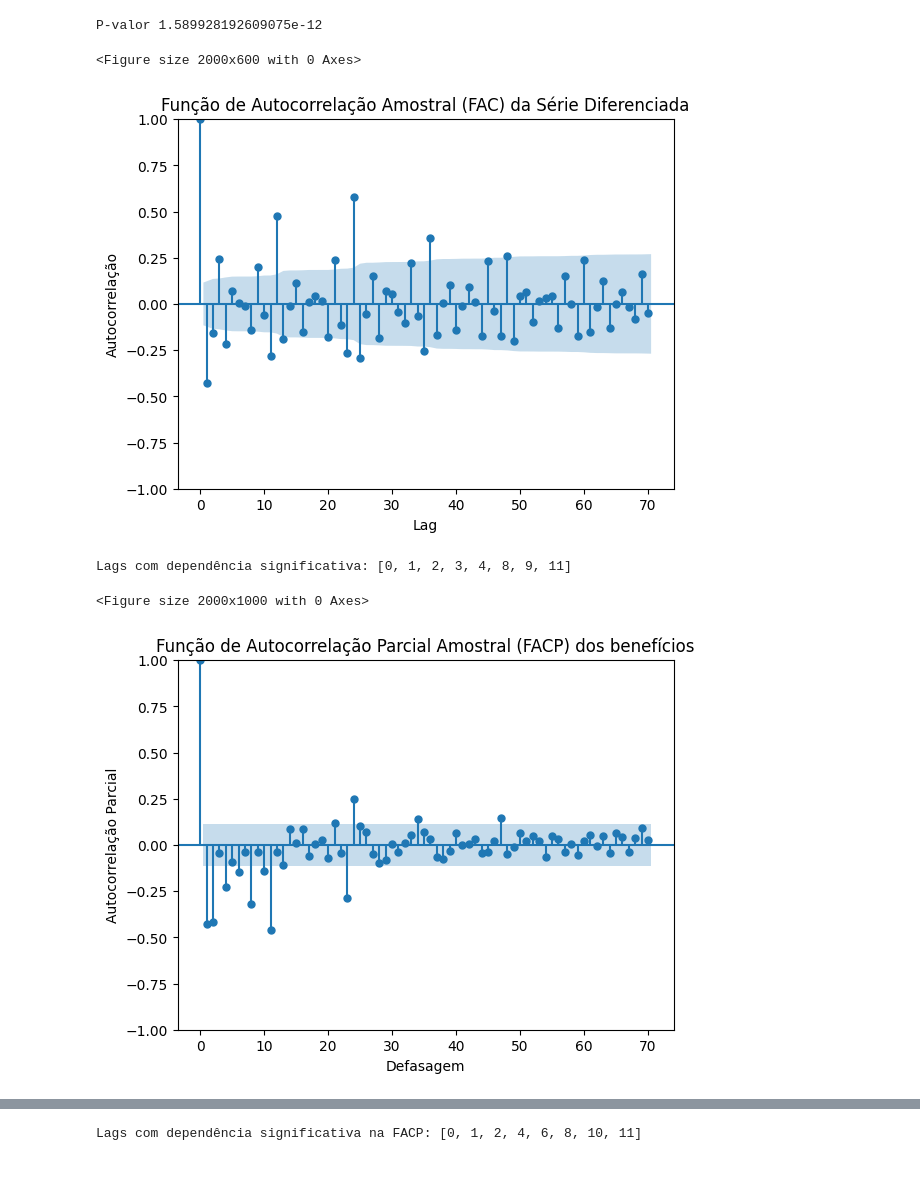
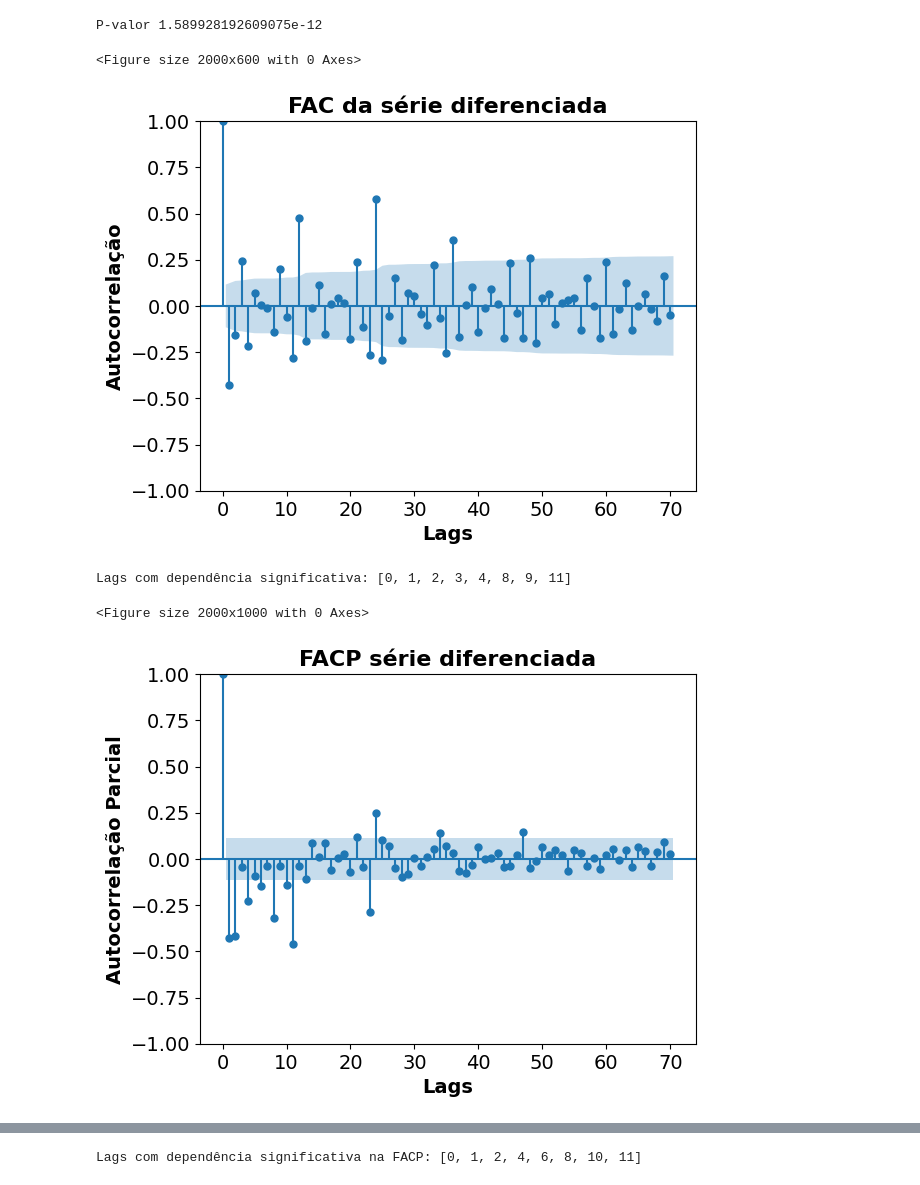
Before and after one commit to victordornelos/tcc_cap3, a Jupyter notebook: cap3.ipynb, the cells around one changed output, grey strips where cells are left out. Drawn from its saved outputs; the diff is of its cells as text; code cells hidden in the pictures.

```diff
--- a/cap3.ipynb
+++ b/cap3.ipynb
@@ -282,15 +287,17 @@ P-valor 1.589928192609075e-12
 # %%
 # Novo gráfico FAC
 plt.figure(figsize=(20, 6))
 plot_acf(df3, lags=70)
-plt.title('Função de Autocorrelação Amostral (FAC) da Série Diferenciada')
-plt.xlabel('Lag')
-plt.ylabel('Autocorrelação')
+plt.title('FAC da série diferenciada', fontsize=16, fontweight='bold')
+plt.xlabel('Lags', fontsize=14, fontweight='bold')
+plt.ylabel('Autocorrelação', fontsize=14, fontweight='bold')
+plt.xticks(fontsize=14)
+plt.yticks(fontsize=14)
 plt.grid(False)
 plt.show()
 # %% [output]
 <Figure size 2000x600 with 0 Axes>
-[figure, old version]
+[figure, new version]
 # %%
 # Garantindo que a série está em formato correto
 N = len(df3)  # Número de observações na série
@@ -316,11 +323,13 @@ fac = lags_significativos
 # Novo gráfico FACP
 plt.figure(figsize=(20, 10))
 plot_pacf(df3, lags=70)  # Define o número de lags para calcular a FACP
-plt.title('Função de Autocorrelação Parcial Amostral (FACP) dos benefícios')
-plt.xlabel('Defasagem')
-plt.ylabel('Autocorrelação Parcial')
+plt.title('FACP série diferenciada', fontsize=16, fontweight='bold')
+plt.xlabel('Lags', fontsize=14, fontweight='bold')
+plt.ylabel('Autocorrelação Parcial', fontsize=14, fontweight='bold')
+plt.xticks(fontsize=14)
+plt.yticks(fontsize=14)
 plt.grid(False)
 plt.show()
 # %% [output]
 <Figure size 2000x1000 with 0 Axes>
-[figure, old version]
+[figure, new version]
```
Also changed, not shown: parts of 4 cells of this notebook, 1 other file.
